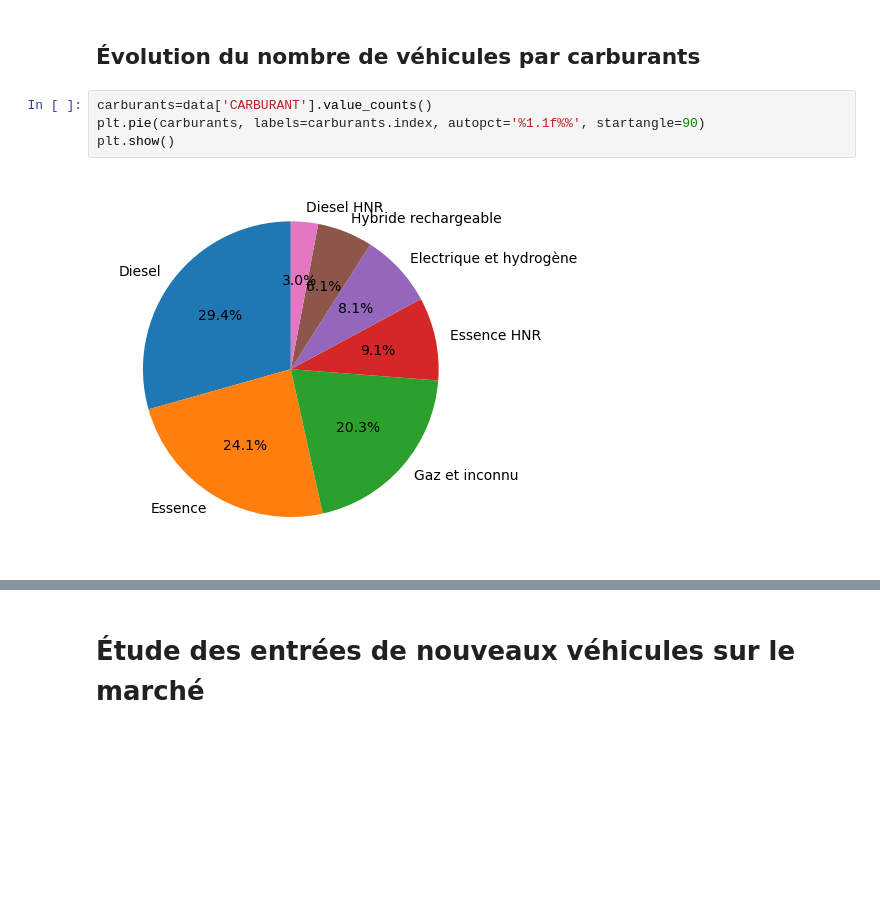
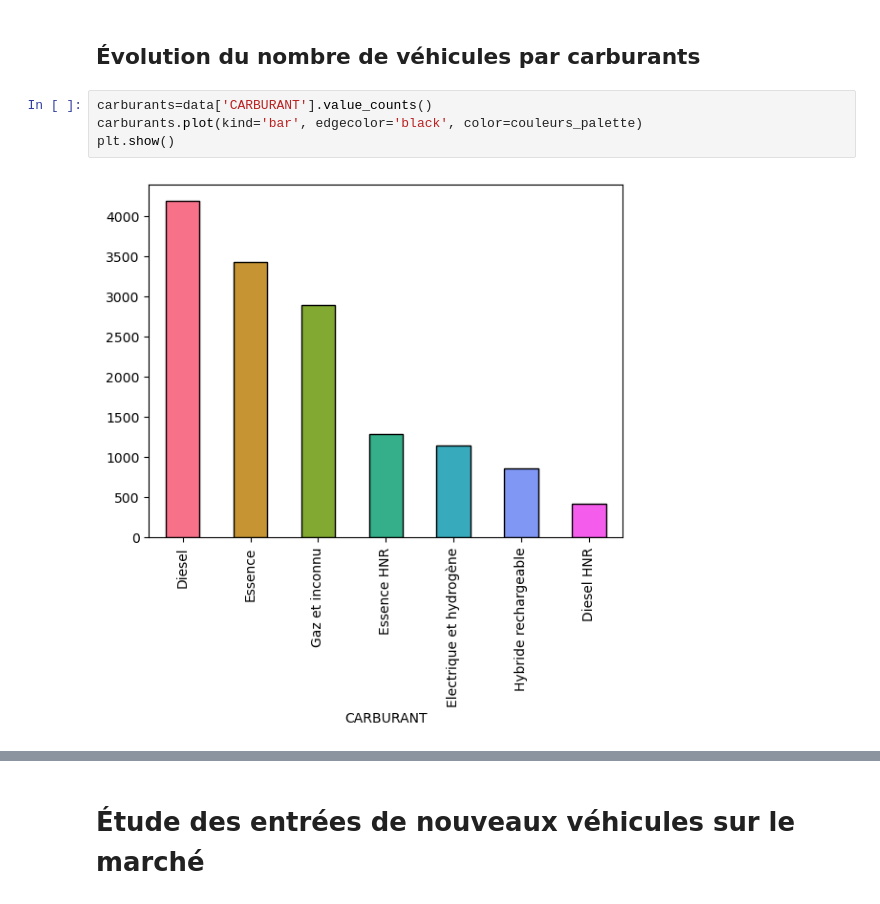
Before and after one commit to TheoLBTN/Projet-Python, a Jupyter notebook: Stat_descriptives.ipynb, the cells around one changed output, grey strips where cells are left out. Saved outputs shown, nothing was run; the diff lists cells and outputs as text; blank space fills up the shorter version.

Commit message:
graph V2

```diff
--- a/Stat_descriptives.ipynb
+++ b/Stat_descriptives.ipynb
@@ -185,7 +185,7 @@ Le taux de croissance des crit'air les plus polluants est nul voir négatif pour
 ## Évolution du nombre de véhicules par carburants
 # %%
 carburants=data['CARBURANT'].value_counts()
-plt.pie(carburants, labels=carburants.index, autopct='%1.1f%%', startangle=90)
+carburants.plot(kind='bar', edgecolor='black', color=couleurs_palette)
 plt.show()
 # %% [output]
-[figure, old version]
+[figure, new version]
```
Also changed, not shown: parts of 3 cells of this notebook.
